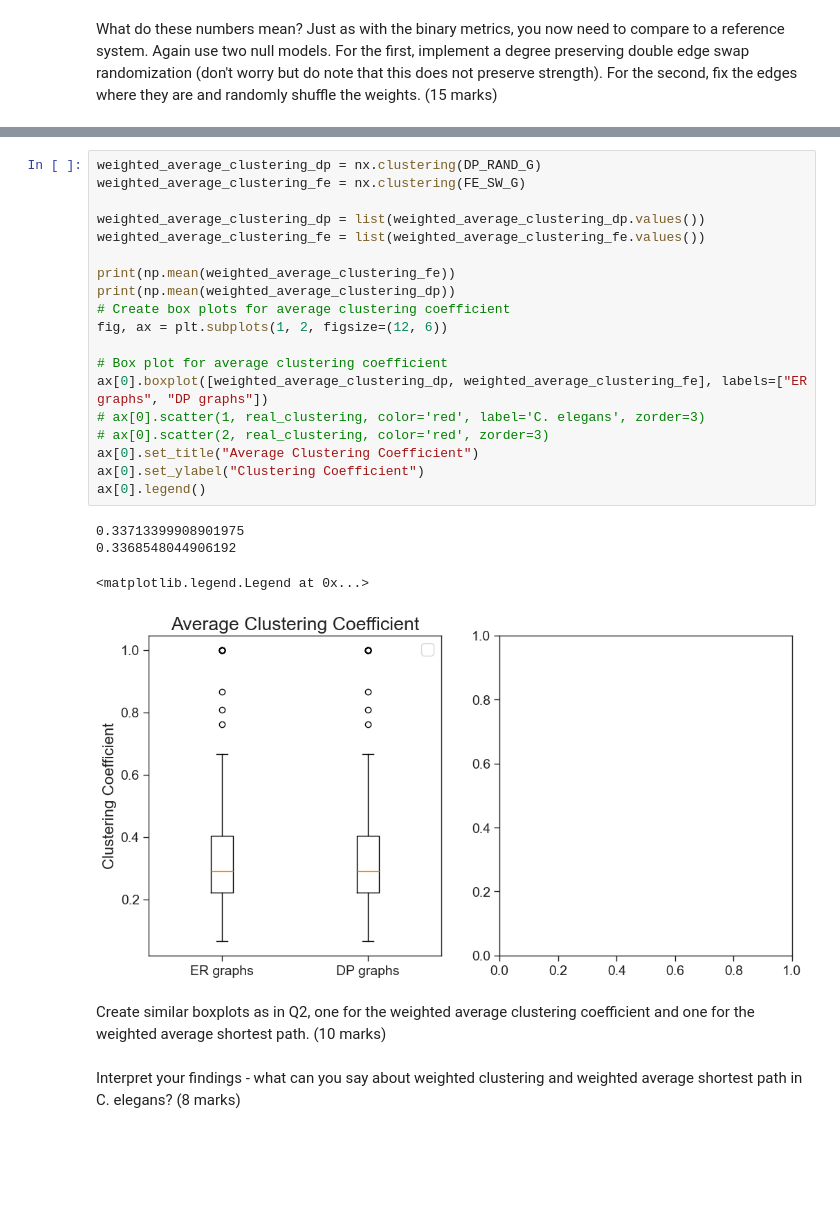
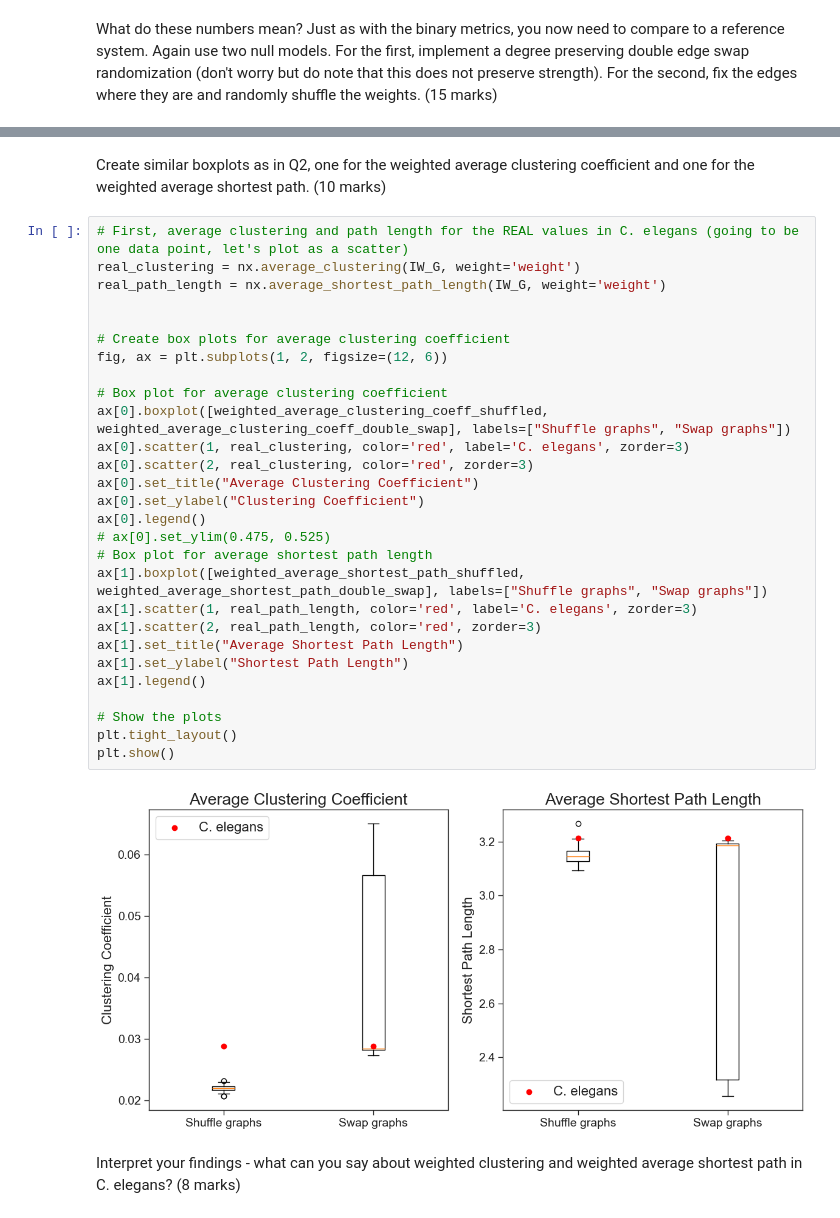
Before and after one commit to matthew-mcc/Connectomics, a Jupyter notebook: Exercises/CPSC-601-Connectomics-Fall24-Exercise-1.ipynb, the cells around one changed output, grey strips where cells are left out. Saved outputs shown, nothing was run; the diff lists cells and outputs as text; blank space fills up the shorter version.

```diff
--- a/Exercises/CPSC-601-Connectomics-Fall24-Exercise-1.ipynb
+++ b/Exercises/CPSC-601-Connectomics-Fall24-Exercise-1.ipynb
@@ -670,28 +725,34 @@ for i, (u, v) in enumerate(FE_SW_G.edges()):
-# %%
-weighted_average_clustering_dp = nx.clustering(DP_RAND_G)
-weighted_average_clustering_fe = nx.clustering(FE_SW_G)
-
-weighted_average_clustering_dp = list(weighted_average_clustering_dp.values())
-weighted_average_clustering_fe = list(weighted_average_clustering_fe.values())
-
-print(np.mean(weighted_average_clustering_fe))
-print(np.mean(weighted_average_clustering_dp))
-# Create box plots for average clustering coefficient
-fig, ax = plt.subplots(1, 2, figsize=(12, 6))
-
-# Box plot for average clustering coefficient
-ax[0].boxplot([weighted_average_clustering_dp, weighted_average_clustering_fe], labels=["ER graphs", "DP graphs"])
-# ax[0].scatter(1, real_clustering, color='red', label='C. elegans', zorder=3)
-# ax[0].scatter(2, real_clustering, color='red', zorder=3)
-ax[0].set_title("Average Clustering Coefficient")
-ax[0].set_ylabel("Clustering Coefficient")
-ax[0].legend()
-# %% [output]
-0.33713399908901975
-0.3368548044906192
-<matplotlib.legend.Legend at 0x...>
-[figure, removed]
 # %% [markdown]
 Create similar boxplots as in Q2, one for the weighted average clustering coefficient and one for the weighted average shortest path. (10 marks)
+# %%
+# First, average clustering and path length for the REAL values in C. elegans (going to be one data point, let's plot as a scatter)
+real_clustering = nx.average_clustering(IW_G, weight='weight')
+real_path_length = nx.average_shortest_path_length(IW_G, weight='weight')
+
+
+# Create box plots for average clustering coefficient
+fig, ax = plt.subplots(1, 2, figsize=(12, 6))
+
+# Box plot for average clustering coefficient
+ax[0].boxplot([weighted_average_clustering_coeff_shuffled, weighted_average_clustering_coeff_double_swap], labels=["Shuffle graphs", "Swap graphs"])
+ax[0].scatter(1, real_clustering, color='red', label='C. elegans', zorder=3)
+ax[0].scatter(2, real_clustering, color='red', zorder=3)
+ax[0].set_title("Average Clustering Coefficient")
+ax[0].set_ylabel("Clustering Coefficient")
+ax[0].legend()
+# ax[0].set_ylim(0.475, 0.525)
+# Box plot for average shortest path length
+ax[1].boxplot([weighted_average_shortest_path_shuffled, weighted_average_shortest_path_double_swap], labels=["Shuffle graphs", "Swap graphs"])
+ax[1].scatter(1, real_path_length, color='red', label='C. elegans', zorder=3)
+ax[1].scatter(2, real_path_length, color='red', zorder=3)
+ax[1].set_title("Average Shortest Path Length")
+ax[1].set_ylabel("Shortest Path Length")
+ax[1].legend()
+
+# Show the plots
+plt.tight_layout()
+plt.show()
+# %% [output]
+[figure, added]
 # %% [markdown]
 Interpret your findings - what can you say about weighted clustering and weighted average shortest path in C. elegans? (8 marks)
```
Also changed, not shown: parts of 6 cells of this notebook.
